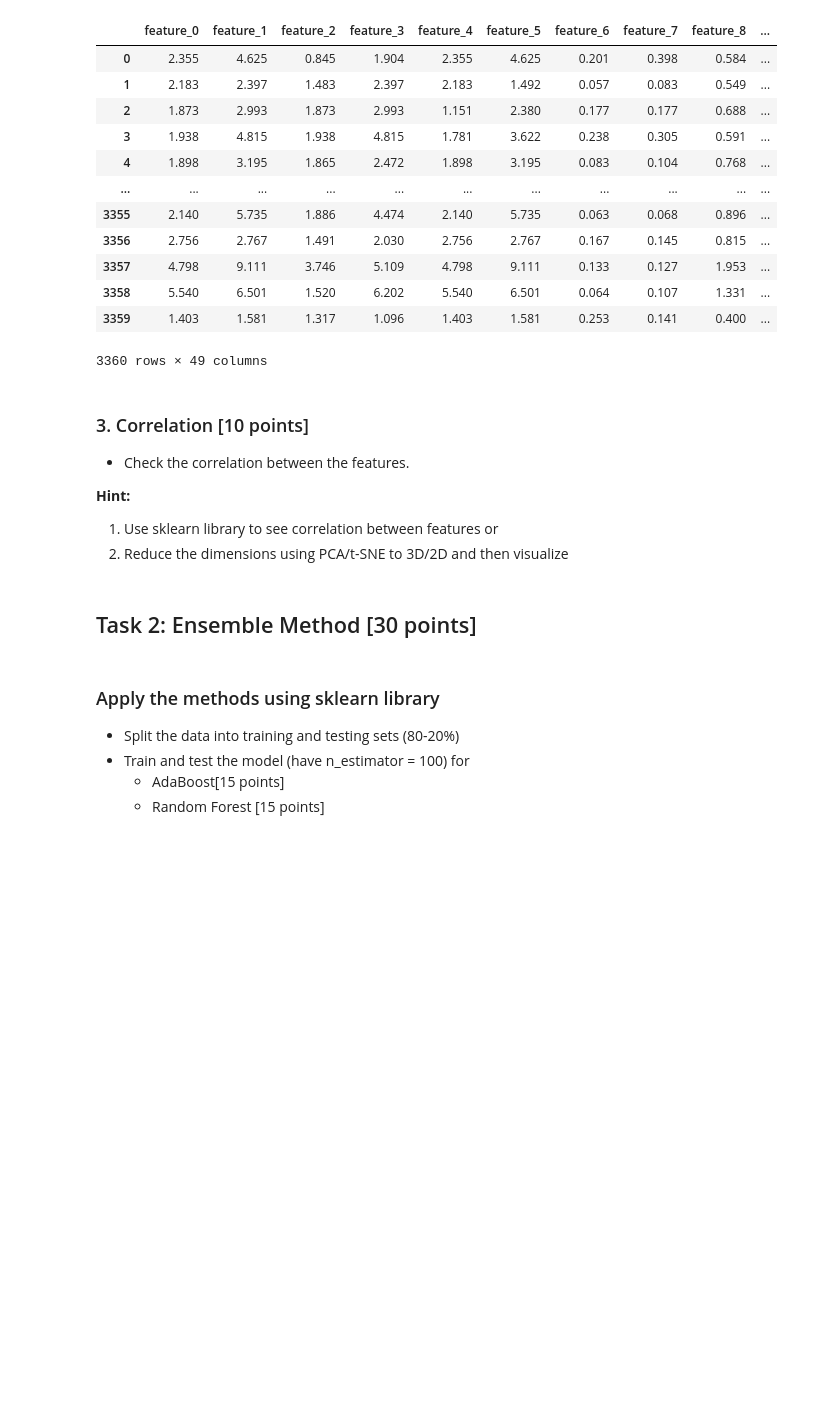
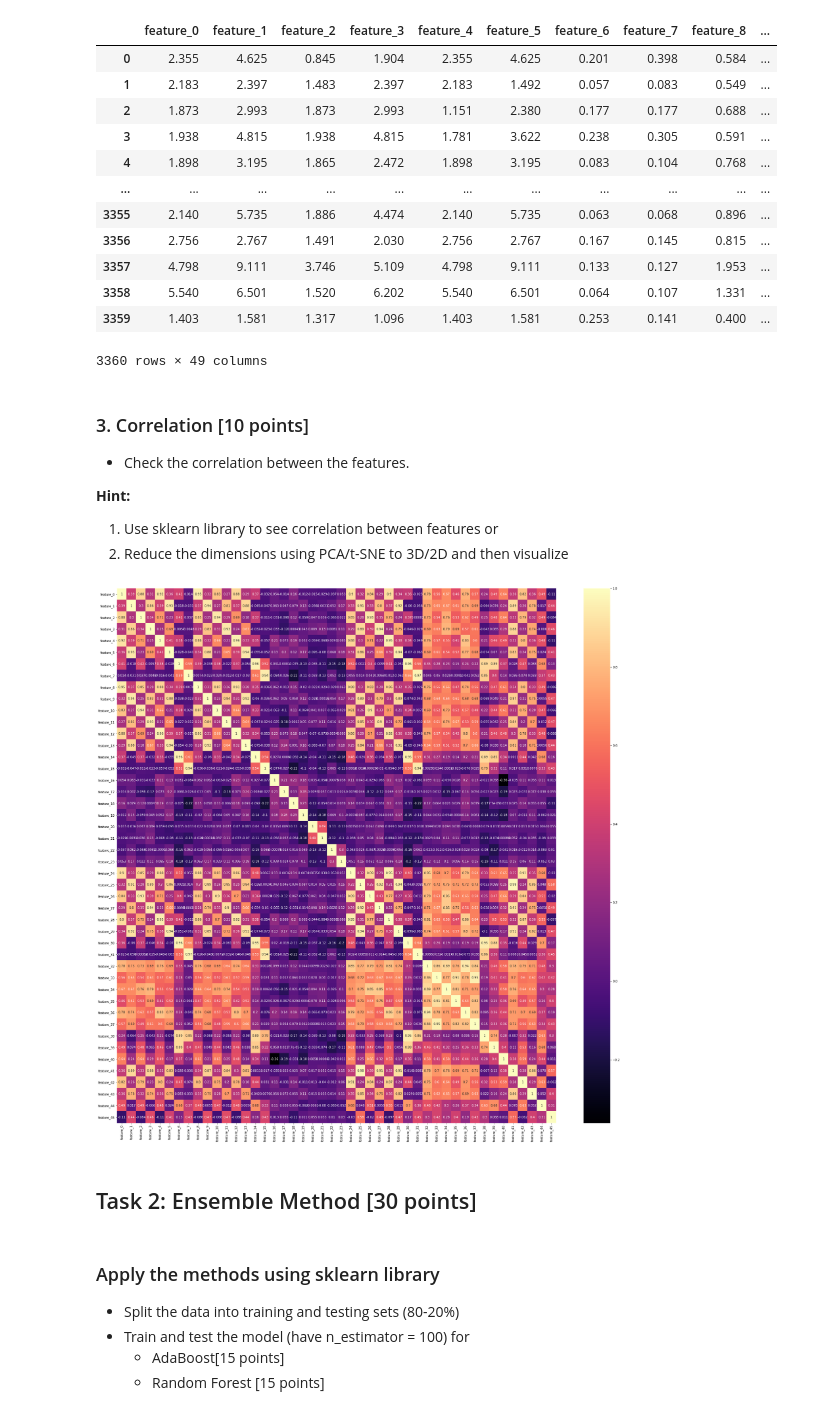
Before and after one commit to malwaru/Awesome-MachineLearning, a Jupyter notebook: ML_Assignment_05/Homework_AdaBoost_RandomForest.ipynb, the cells around one changed output. Drawn from its saved outputs; the diff is of its cells as text; code cells hidden in the pictures; blank space fills up the shorter version.

```diff
--- a/ML_Assignment_05/Homework_AdaBoost_RandomForest.ipynb
+++ b/ML_Assignment_05/Homework_AdaBoost_RandomForest.ipynb
@@ -60,8 +60,6 @@ import csv
 - Remove the insignificant columns (should have 46 column including the class label)
 - Display as pandas table
 # %%
-
-
 Observation = NamedTuple("Observation",
                          path=str, file_name=str, df=pd.DataFrame,
                          class_=str, nest=int, configuration=str)
@@ -120,15 +118,14 @@ def extract_data(path, *, velocity="4,5m") -> pd.DataFrame:
     print(f"Read {len(observations)} csv files from the folder 'dataset'")
 
 
-    return pd.concat([o.df for o in observations])
+    df =  pd.concat([o.df for o in observations])
+    return df.reset_index(drop=True)
 
 
 
 
 df = extract_data("./dataset/")
 
-df.reset_index(drop=True, inplace=True)
-
 df
 # %% [output]
 Read 112 csv files from the folder 'dataset'
@@ -157,3 +152,10 @@ Read 112 csv files from the folder 'dataset'
+# %%
+plt.figure(figsize=(32,32))
+cor = df[df.columns[:-3]].corr()
+sns.heatmap(cor, annot=True, cmap=plt.cm.magma)
+plt.show()
+# %% [output]
+[figure, added]
 # %% [markdown]
 ## Task 2: Ensemble Method [30 points]
 # %% [markdown]
```
Also changed, not shown: parts of 6 cells of this notebook.
